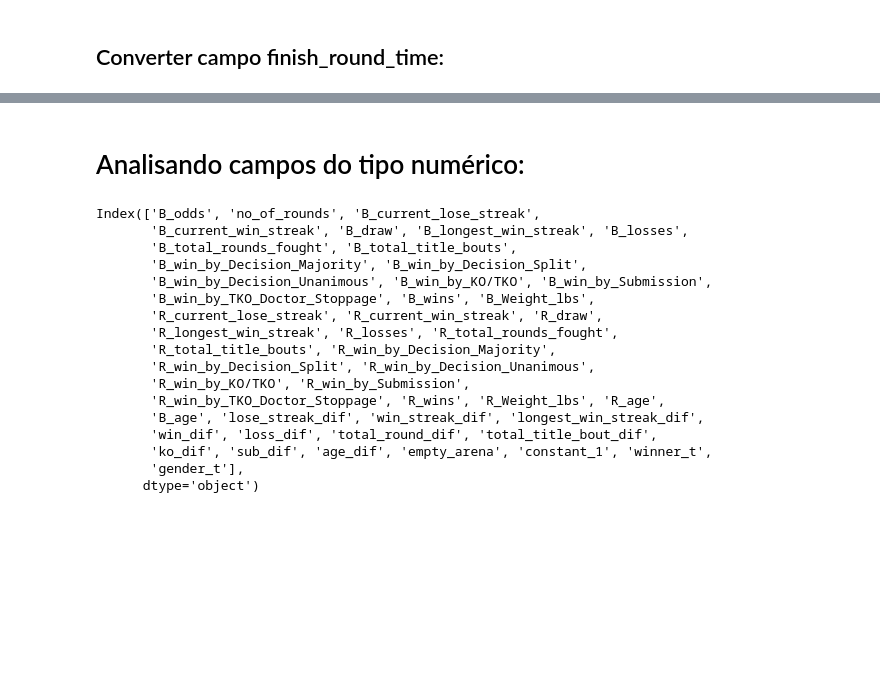
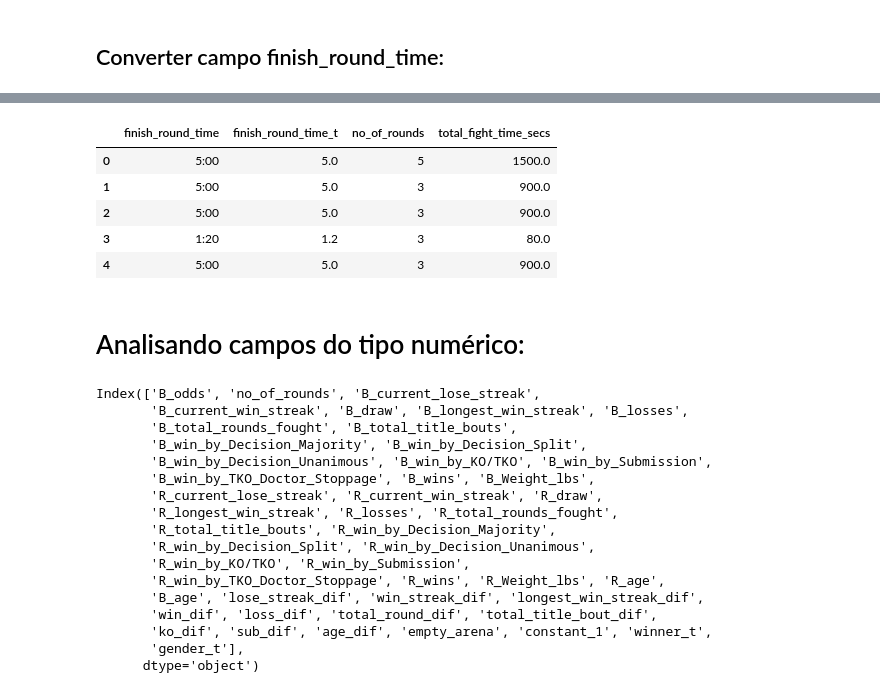
Before and after one commit to OseiasBeu/fight_project, a Jupyter notebook: ufc_project.ipynb, the cells around one changed output, grey strips where cells are left out. Cells and saved outputs as stored; diff of their text form; code cells hidden in the pictures; blank space fills up the shorter version.

```diff
--- a/ufc_project.ipynb
+++ b/ufc_project.ipynb
@@ -261,3 +266,14 @@ Name: finish_round_time, Length: 293, dtype: int64
+# %%
+ufc_df_o['finish_round_time_t'] = ufc_df_o.finish_round_time.str.replace(':','.')
+ufc_df_o['finish_round_time_t'] = ufc_df_o["finish_round_time_t"].astype(float)
+ufc_df_o[['finish_round_time','finish_round_time_t','no_of_rounds','total_fight_time_secs']].head(5)
+# %% [output]
+|  | finish_round_time | finish_round_time_t | no_of_rounds | total_fight_time_secs |
+| 0 | 5:00 | 5.0 | 5 | 1500.0 |
+| 1 | 5:00 | 5.0 | 3 | 900.0 |
+| 2 | 5:00 | 5.0 | 3 | 900.0 |
+| 3 | 1:20 | 1.2 | 3 | 80.0 |
+| 4 | 5:00 | 5.0 | 3 | 900.0 |
 # %% [markdown]
 # Analisando campos do tipo numérico:
 # %%
```
Also changed, not shown: parts of 7 cells of this notebook.
